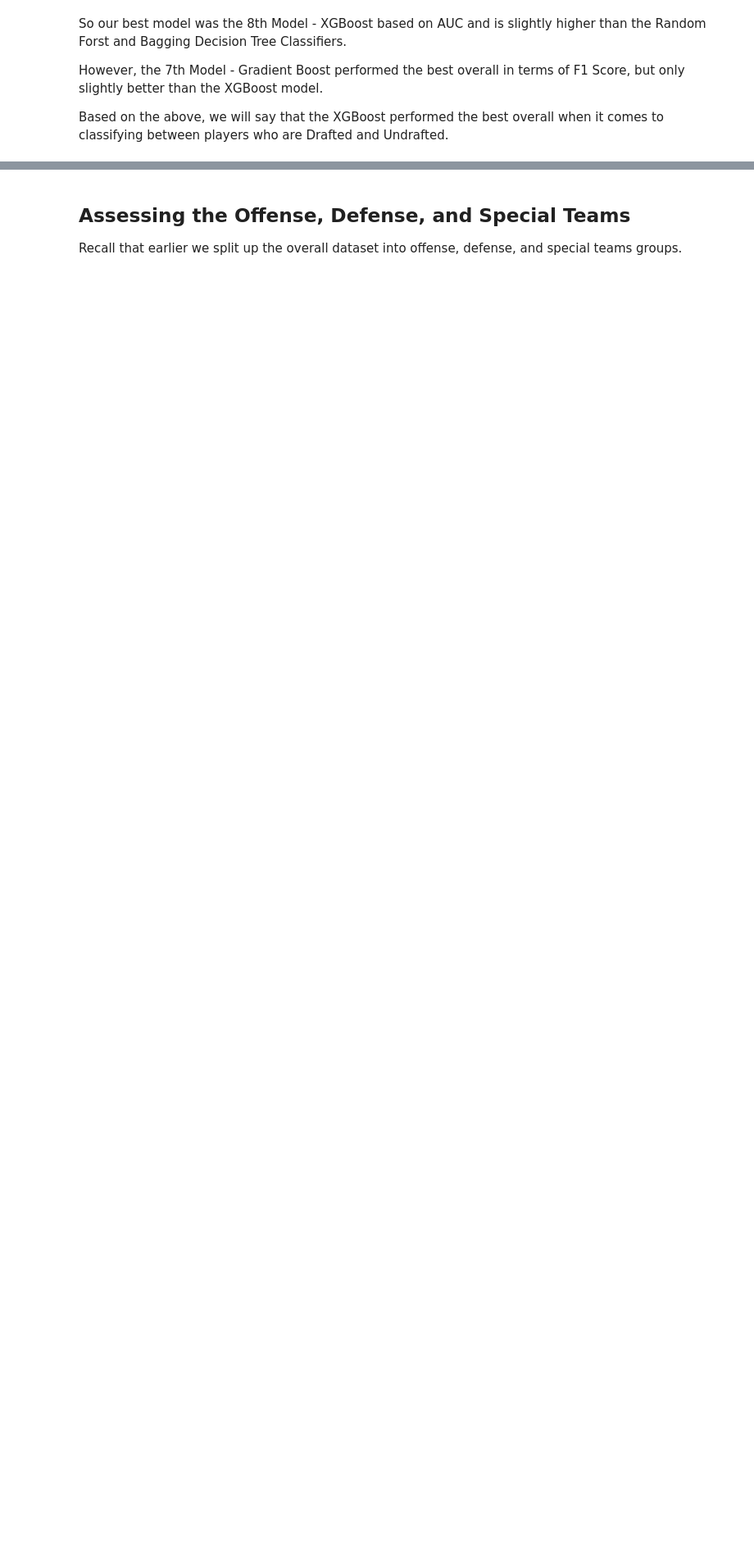
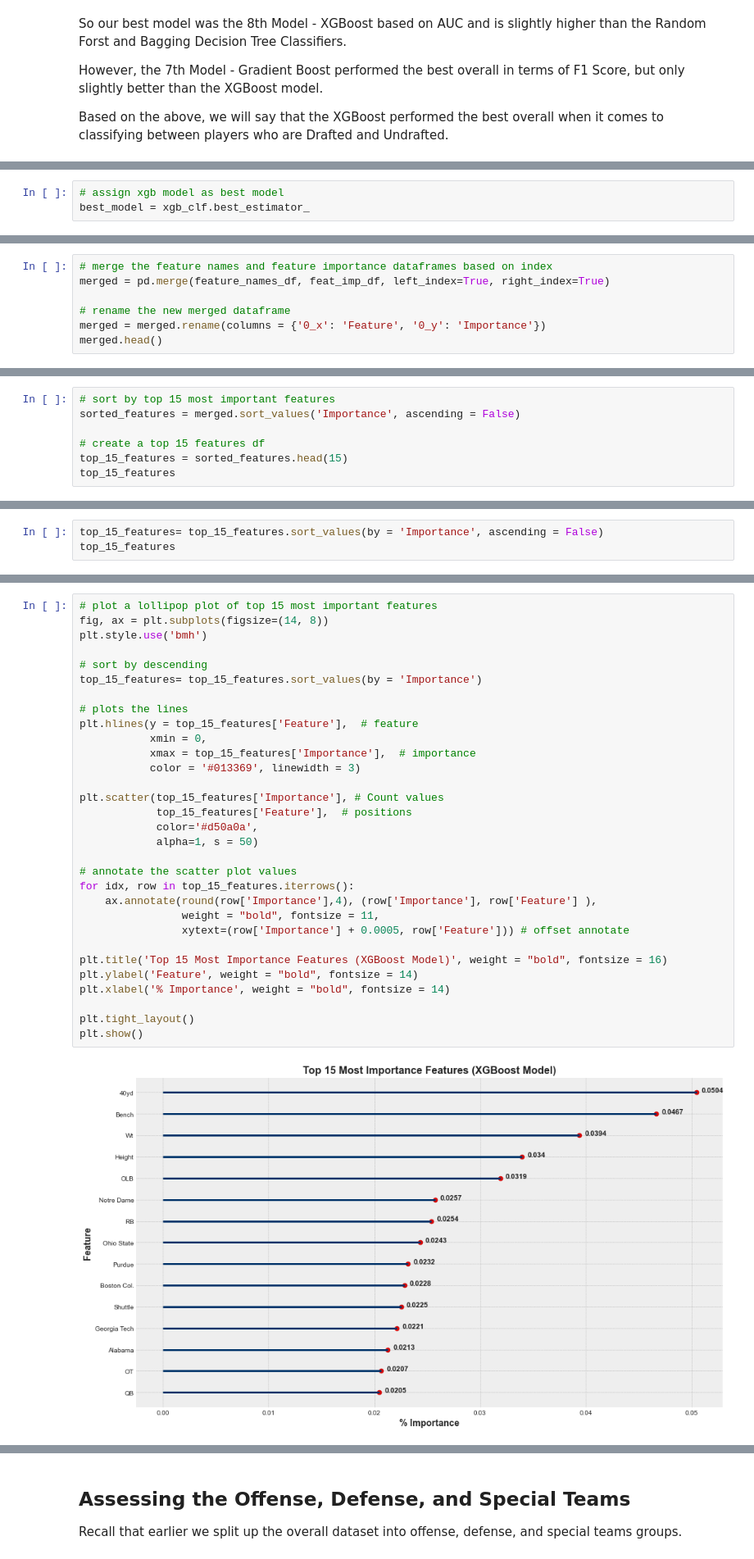
Before and after one commit to eric8395/NFL-Combine-Draft-Classification, a Jupyter notebook: NFL Combine Draft Classification.ipynb, the cells around one changed output, grey strips where cells are left out. Shown at 82% size. Drawn from its saved outputs; the diff is of its cells as text; blank space fills up the shorter version.

```diff
--- a/NFL Combine Draft Classification.ipynb
+++ b/NFL Combine Draft Classification.ipynb
@@ -1975,0 +2024,3 @@ Based on the above, we will say that the XGBoost performed the best overall when
+# %%
+# assign xgb model as best model
+best_model = xgb_clf.best_estimator_
@@ -1975,0 +2076,7 @@ Based on the above, we will say that the XGBoost performed the best overall when
+# %%
+# merge the feature names and feature importance dataframes based on index
+merged = pd.merge(feature_names_df, feat_imp_df, left_index=True, right_index=True)
+
+# rename the new merged dataframe
+merged = merged.rename(columns = {'0_x': 'Feature', '0_y': 'Importance'})
+merged.head()
@@ -1975,0 +2090,7 @@ Based on the above, we will say that the XGBoost performed the best overall when
+# %%
+# sort by top 15 most important features
+sorted_features = merged.sort_values('Importance', ascending = False)
+
+# create a top 15 features df
+top_15_features = sorted_features.head(15)
+top_15_features
@@ -1975,0 +2114,3 @@ Based on the above, we will say that the XGBoost performed the best overall when
+# %%
+top_15_features= top_15_features.sort_values(by = 'Importance', ascending = False)
+top_15_features
@@ -1975,0 +2134,33 @@ Based on the above, we will say that the XGBoost performed the best overall when
+# %%
+# plot a lollipop plot of top 15 most important features
+fig, ax = plt.subplots(figsize=(14, 8))
+plt.style.use('bmh')
+
+# sort by descending
+top_15_features= top_15_features.sort_values(by = 'Importance')
+
+# plots the lines
+plt.hlines(y = top_15_features['Feature'],  # feature
+           xmin = 0,
+           xmax = top_15_features['Importance'],  # importance
+           color = '#013369', linewidth = 3)
+
+plt.scatter(top_15_features['Importance'], # Count values
+            top_15_features['Feature'],  # positions
+            color='#d50a0a',
+            alpha=1, s = 50)
+
+# annotate the scatter plot values
+for idx, row in top_15_features.iterrows():
+    ax.annotate(round(row['Importance'],4), (row['Importance'], row['Feature'] ),
+                weight = "bold", fontsize = 11,
+                xytext=(row['Importance'] + 0.0005, row['Feature'])) # offset annotate
+
+plt.title('Top 15 Most Importance Features (XGBoost Model)', weight = "bold", fontsize = 16)
+plt.ylabel('Feature', weight = "bold", fontsize = 14)
+plt.xlabel('% Importance', weight = "bold", fontsize = 14)
+
+plt.tight_layout()
+plt.show()
+# %% [output]
+[figure, added]
```
Also changed, not shown: parts of 35 cells of this notebook, 4 other files.
